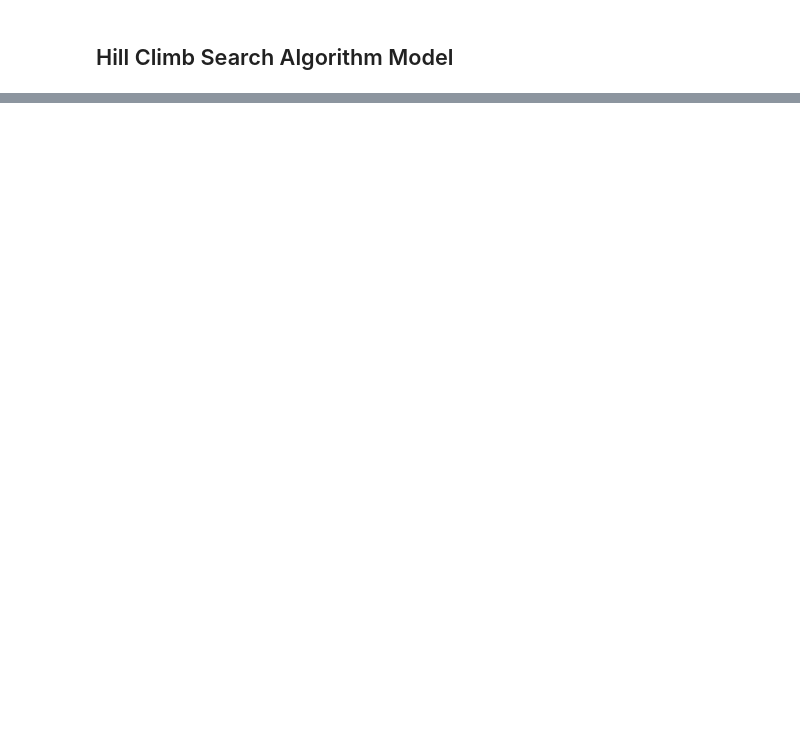
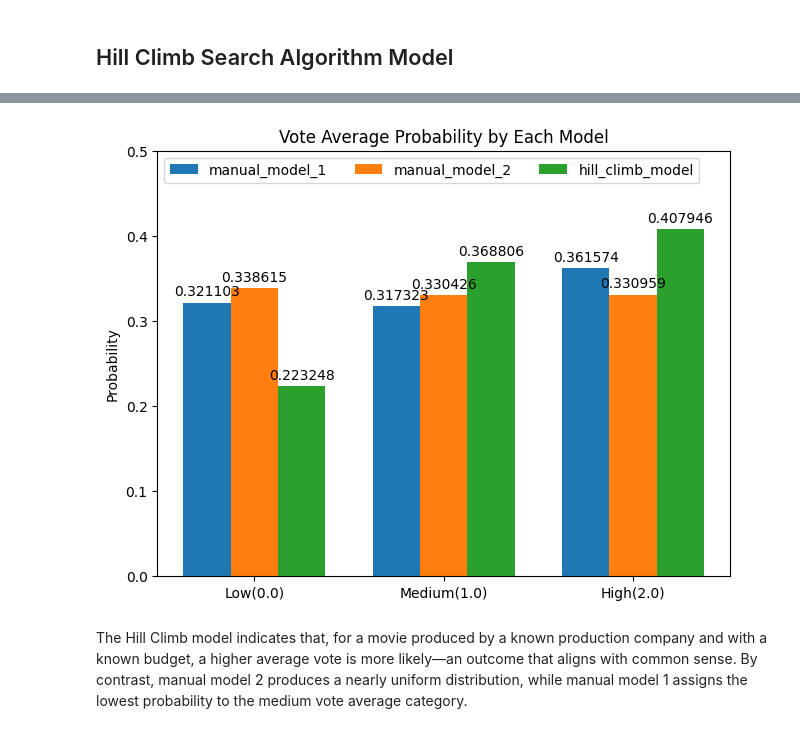
Before and after one commit to als1379/Movies-Analysis, a Jupyter notebook: MovieAnalysis.ipynb, the cells around one changed output, grey strips where cells are left out. Saved outputs shown, nothing was run; the diff lists cells and outputs as text; code cells hidden in the pictures; blank space fills up the shorter version.

```diff
--- a/MovieAnalysis.ipynb
+++ b/MovieAnalysis.ipynb
@@ -592,2 +601,0 @@ Average Log-Likelihood (HillClimb Model): -8.450684863797461
-# %%
-inference = VariableElimination(hill_climb_model)
@@ -690,5 +603,0 @@ print(query)
-# %%
-query = inference.query(variables=['vote_average'], evidence={'original_language': 1, 'production_companies': 1, 'genres': genre_popularity['Drama']})
-print(query)
-query = inference.query(variables=['vote_average'], evidence={'original_language': 1, 'production_companies': 0, 'genres': genre_popularity['Drama']})
-print(query)
@@ -713,0 +604,8 @@ print(query)
+# %%
+model_names = ['manual_model_1', 'manual_model_2', 'hill_climb_model']
+
+inferences = [
+    VariableElimination(manual_model_1),
+    VariableElimination(manual_model_2),
+    VariableElimination(hill_climb_model)
+]
@@ -713,0 +618,7 @@ print(query)
+# %%
+results = {}
+for index, inference in enumerate(inferences):
+    query = inference.query(variables=['vote_average'], evidence={'production_companies': 1, 'budget': 1})
+    print(f"Results for {model_names[index]}:")
+    print(query)
+    results[model_names[index]]=tuple(query.values)
@@ -713,0 +643,27 @@ print(query)
+# %%
+categories = ['Low(0.0)', 'Medium(1.0)', 'High(2.0)']
+
+x = np.arange(3)  # the label locations
+width = 0.25  # the width of the bars
+multiplier = 0
+
+fig, ax = plt.subplots(layout='constrained')
+
+for attribute, measurement in results.items():
+    offset = width * multiplier
+    rects = ax.bar(x + offset, measurement, width, label=attribute)
+    ax.bar_label(rects, padding=3)
+    multiplier += 1
+
+# Add some text for labels, title and custom x-axis tick labels, etc.
+ax.set_ylabel('Probability')
+ax.set_title('Vote Average Probability by Each Model')
+ax.set_xticks(x + width, categories)
+ax.legend(loc='upper left', ncols=3)
+ax.set_ylim(0, 0.5)
+
+plt.show()
+# %% [output]
+[figure, added]
+# %% [markdown]
+The Hill Climb model indicates that, for a movie produced by a known production company and with a known budget, a higher average vote is more likely—an outcome that aligns with common sense. By contrast, manual model 2 produces a nearly uniform distribution, while manual model 1 assigns the lowest probability to the medium vote average category.
```
Also changed, not shown: parts of 34 cells of this notebook.
